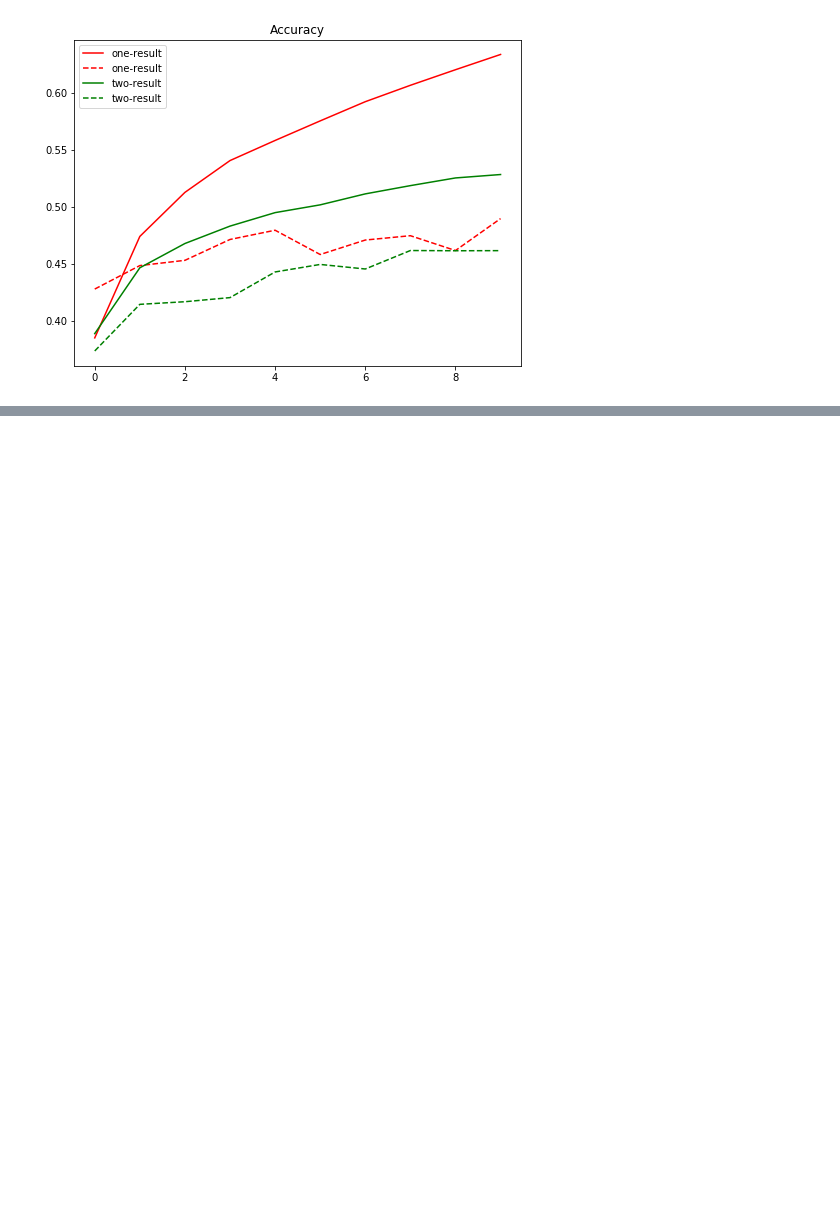
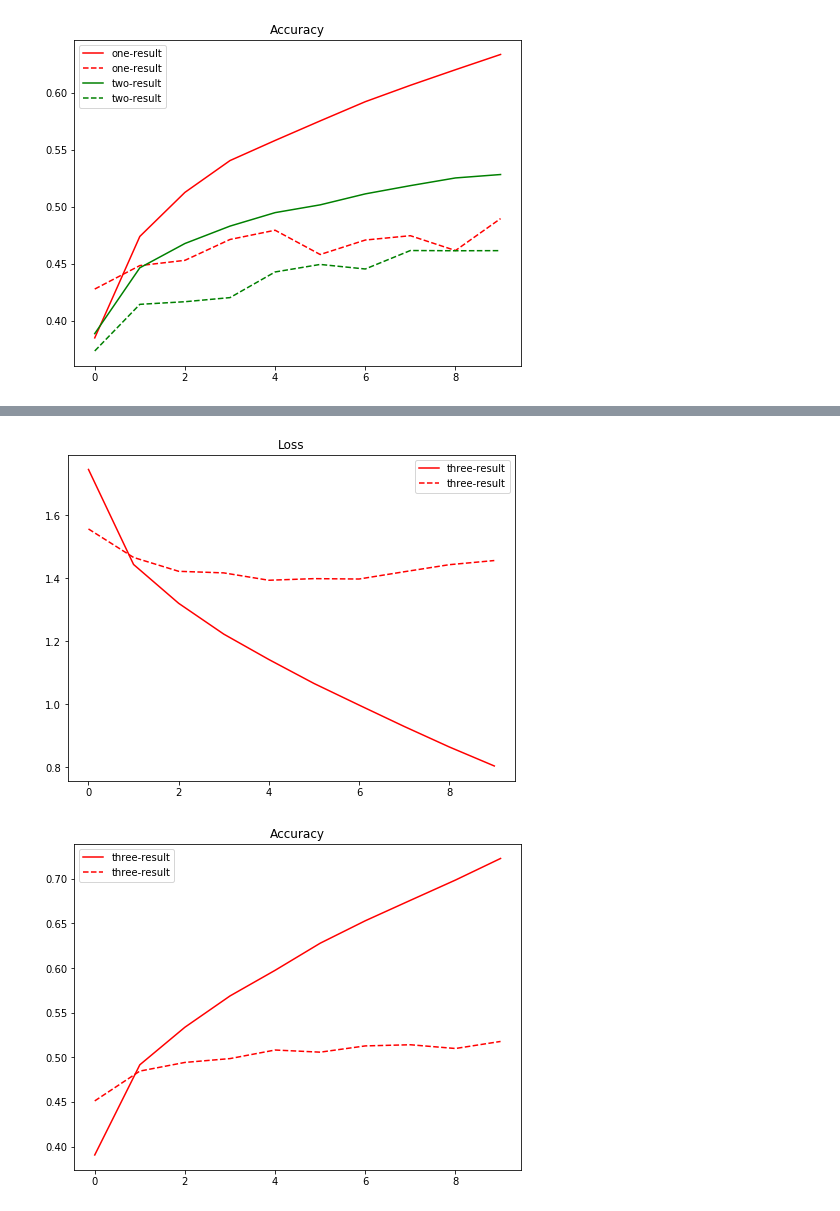
Before and after one commit to peiju/3rd-ML100Days, a Jupyter notebook: homework/Day_083_HW.ipynb, the cells around one changed output, grey strips where cells are left out. Cells and saved outputs as stored; diff of their text form; code cells hidden in the pictures; blank space fills up the shorter version.

Commit message:
20200412
D83：訓練神經網路的細節與技巧 - Batch normalization

```diff
--- a/homework/Day_083_HW.ipynb
+++ b/homework/Day_083_HW.ipynb
@@ -233,16 +232,20 @@ plt.show()
 [figure]
 # %%
 # 請於 BN 放在 Input Layer 後，並比較結果
+LEARNING_RATE = 1e-3
+EPOCHS = 10
+BATCH_SIZE = 128
+MOMENTUM = 0.95
 
 def build_mlp(input_shape, output_units=10, num_neurons=[512, 256, 128]):
-    input_layer = keras.layers.Input(input_shape)
-    input_layer = BatchNormalization(input_shape=input_shape)(input_layer)
-
+    input_layer = keras.layers.Input(shape=input_shape)
+    x = BatchNormalization()(input_layer)
+    print(input_layer)
     for i, n_units in enumerate(num_neurons):
         if i == 0:
             x = keras.layers.Dense(units=n_units,
                                    activation="relu",
-                                   name="hidden_layer"+str(i+1))(input_layer)
+                                   name="hidden_layer"+str(i+1))(x)
             x = BatchNormalization()(x)
         else:
             x = keras.layers.Dense(units=n_units,
@@ -255,6 +258,8 @@ def build_mlp(input_shape, output_units=10, num_neurons=[512, 256, 128]):
     model = keras.models.Model(inputs=[input_layer], outputs=[out])
     return model
 # %%
+result_2 = {}
+
 keras.backend.clear_session() # 把舊的 Graph 清掉
 model = build_mlp(input_shape=x_train.shape[1:])
 model.summary()
@@ -281,0 +303,24 @@ ValueError: Graph disconnected: cannot obtain value for tensor Tensor("input_1:0
+# %%
+import matplotlib.pyplot as plt
+%matplotlib inline
+
+color_bar = ["r"]
+
+plt.figure(figsize=(8,6))
+for i, cond in enumerate(result_2.keys()):
+    plt.plot(range(len(result_2[cond]['train-loss'])),result_2[cond]['train-loss'], '-', label=cond, color=color_bar[i])
+    plt.plot(range(len(result_2[cond]['valid-loss'])),result_2[cond]['valid-loss'], '--', label=cond, color=color_bar[i])
+plt.title("Loss")
+plt.legend()
+plt.show()
+
+plt.figure(figsize=(8,6))
+for i, cond in enumerate(result_2.keys()):
+    plt.plot(range(len(result_2[cond]['train-acc'])),result_2[cond]['train-acc'], '-', label=cond, color=color_bar[i])
+    plt.plot(range(len(result_2[cond]['valid-acc'])),result_2[cond]['valid-acc'], '--', label=cond, color=color_bar[i])
+plt.title("Accuracy")
+plt.legend()
+plt.show()
+# %% [output]
+[figure, added]
+[figure, added]
```
Also changed, not shown: parts of 4 cells of this notebook.
